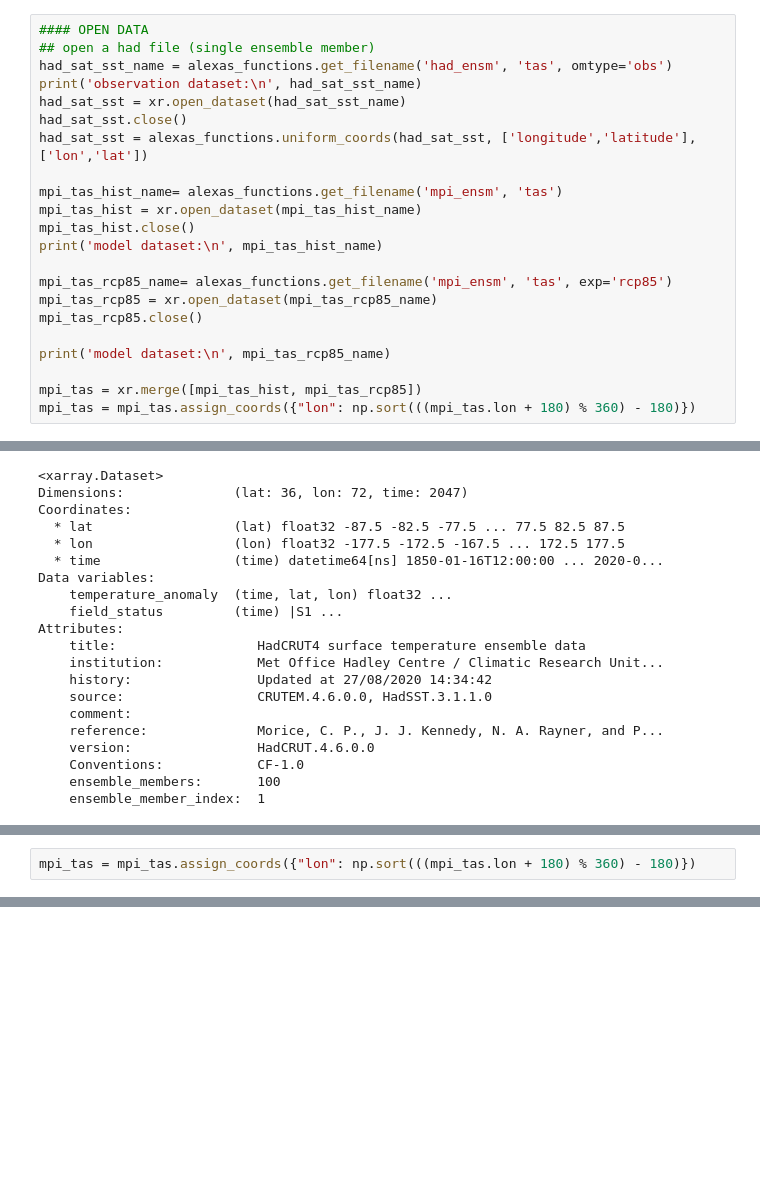
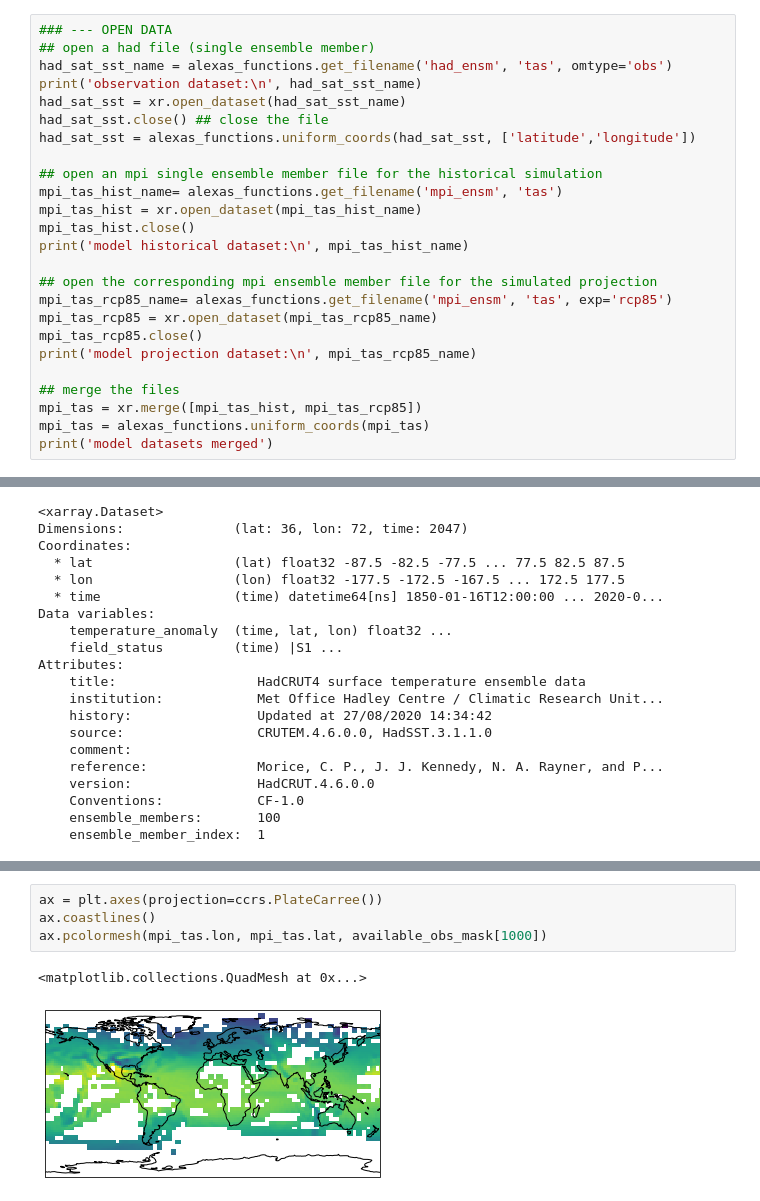
Before and after one commit to alexazabaske/tamu_projects, a Jupyter notebook: Available_Obs_Masking.ipynb, the cells around one changed output, grey strips where cells are left out. Saved outputs shown, nothing was run; the diff lists cells and outputs as text; blank space fills up the shorter version.

Commit message:
function updated and working

```diff
--- a/Available_Obs_Masking.ipynb
+++ b/Available_Obs_Masking.ipynb
@@ -34,25 +13,28 @@ calc_hits_num
 # %%
-#### OPEN DATA
+### --- OPEN DATA
 ## open a had file (single ensemble member)
 had_sat_sst_name = alexas_functions.get_filename('had_ensm', 'tas', omtype='obs')
 print('observation dataset:\n', had_sat_sst_name)
 had_sat_sst = xr.open_dataset(had_sat_sst_name)
-had_sat_sst.close()
-had_sat_sst = alexas_functions.uniform_coords(had_sat_sst, ['longitude','latitude'], ['lon','lat'])
+had_sat_sst.close() ## close the file
+had_sat_sst = alexas_functions.uniform_coords(had_sat_sst, ['latitude','longitude'])
 
+## open an mpi single ensemble member file for the historical simulation
 mpi_tas_hist_name= alexas_functions.get_filename('mpi_ensm', 'tas')
 mpi_tas_hist = xr.open_dataset(mpi_tas_hist_name)
 mpi_tas_hist.close()
-print('model dataset:\n', mpi_tas_hist_name)
+print('model historical dataset:\n', mpi_tas_hist_name)
 
+## open the corresponding mpi ensemble member file for the simulated projection
 mpi_tas_rcp85_name= alexas_functions.get_filename('mpi_ensm', 'tas', exp='rcp85')
 mpi_tas_rcp85 = xr.open_dataset(mpi_tas_rcp85_name)
 mpi_tas_rcp85.close()
+print('model projection dataset:\n', mpi_tas_rcp85_name)
 
-print('model dataset:\n', mpi_tas_rcp85_name)
-
+## merge the files
 mpi_tas = xr.merge([mpi_tas_hist, mpi_tas_rcp85])
-mpi_tas = mpi_tas.assign_coords({"lon": np.sort(((mpi_tas.lon + 180) % 360) - 180)})
+mpi_tas = alexas_functions.uniform_coords(mpi_tas)
+print('model datasets merged')
 # %% [output]
 observation dataset:
  C:\Users\alexa\Documents\RESEARCH\DATA\had_ensm\Version_4.6\temperature_anomaly\HadCRUT.4.6.0.0.anomalies.1.nc
@@ -111,2 +68,0 @@ NameError: name 'ts_mon' is not defined
-# %%
-mpi_tas = mpi_tas.assign_coords({"lon": np.sort(((mpi_tas.lon + 180) % 360) - 180)})
@@ -113 +108,8 @@ mpi_tas = mpi_tas.assign_coords({"lon": np.sort(((mpi_tas.lon + 180) % 360) - 18
+# %%
+ax = plt.axes(projection=ccrs.PlateCarree())
+ax.coastlines()
+ax.pcolormesh(mpi_tas.lon, mpi_tas.lat, available_obs_mask[1000])
+# %% [output]
+<matplotlib.collections.QuadMesh at 0x...>
+[figure, added]
 # %%
```
Also changed, not shown: parts of 9 cells of this notebook, 1 other file.
